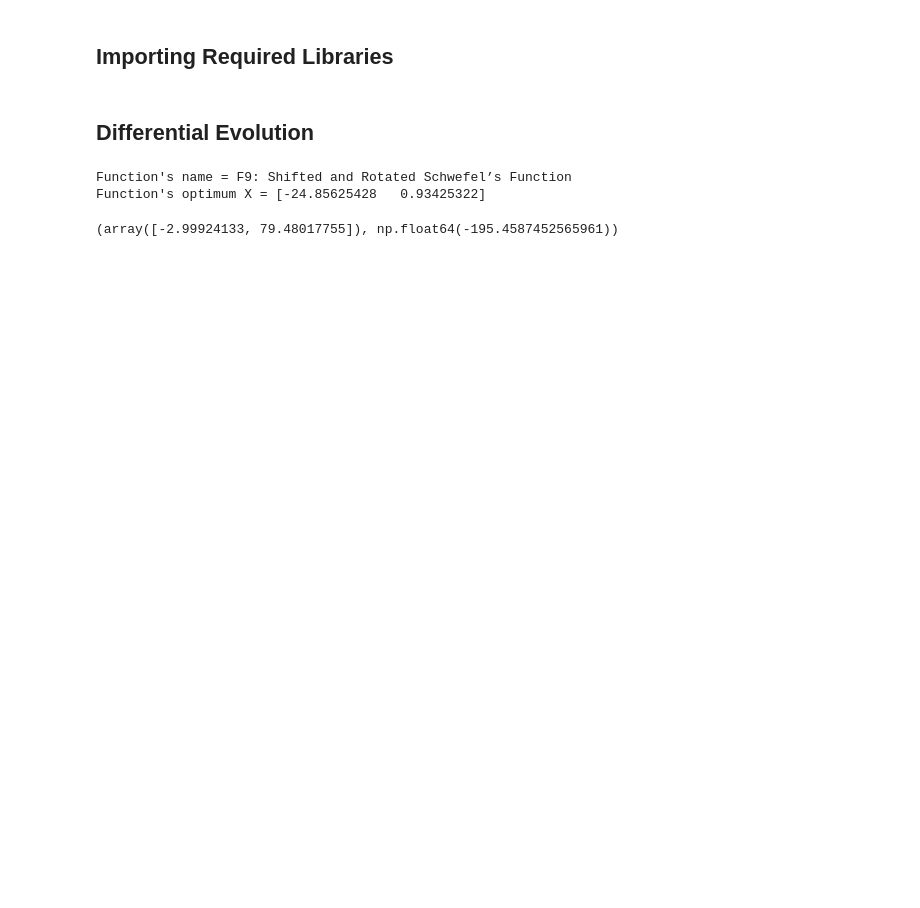
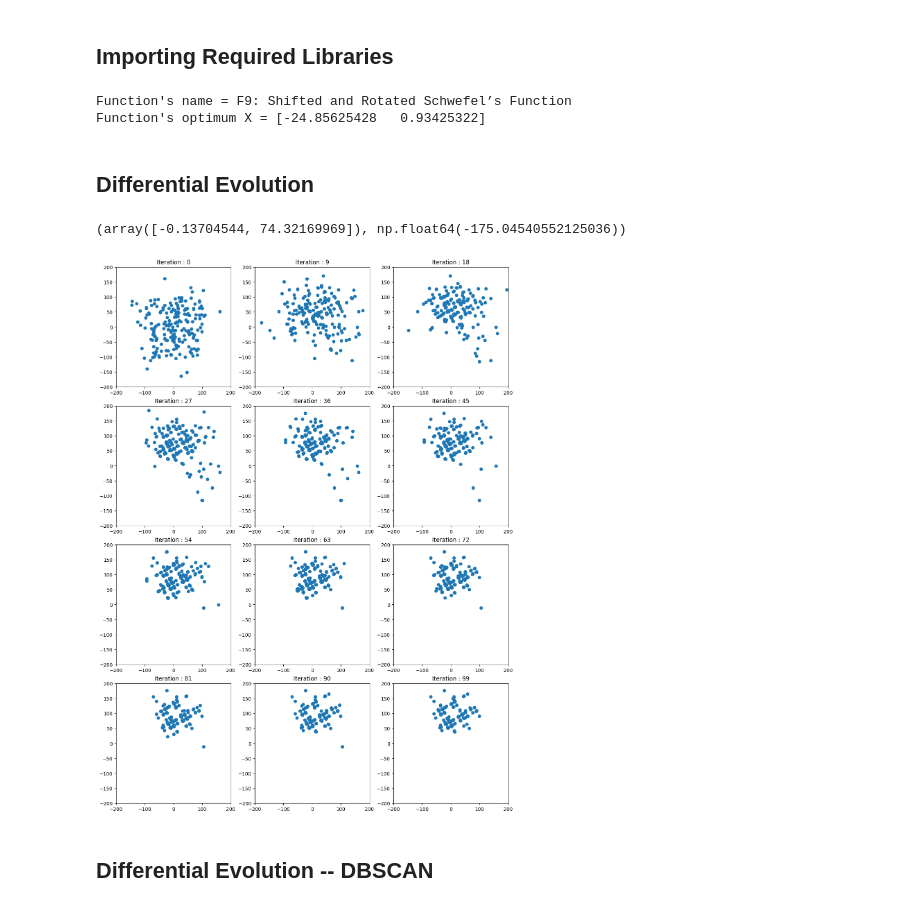
Before and after one commit to alexisuaguilaru/MetaPy, a Jupyter notebook: Testing/test_DifferentialEvolution2.ipynb, the cells around one changed output. Saved outputs shown, nothing was run; the diff lists cells and outputs as text; code cells hidden in the pictures; blank space fills up the shorter version.

```diff
--- a/Testing/test_DifferentialEvolution2.ipynb
+++ b/Testing/test_DifferentialEvolution2.ipynb
@@ -19,11 +21,11 @@ from PlottingFunctions import PlottingSnapshots , PlottingOptimalsFound , MultiP
 from AuxiliarFunctions import objectiveFunctionCEC , individual
 
 import opfunu
+# %%
+print(f"Function's name = {opfunu.cec_based.cec2017.F92017.name}\nFunction's optimum X = {opfunu.cec_based.cec2017.F92017(2).x_global}")
+# %% [output]
+Function's name = F9: Shifted and Rotated Schwefel’s Function
+Function's optimum X = [-24.85625428   0.93425322]
 # %% [markdown]
 ## Differential Evolution
-# %%
-print(f"Function's name = {opfunu.cec_based.cec2017.F92017.name}\nFunction's optimum X = {opfunu.cec_based.cec2017.F92017(2).x_global}")
-# %% [output]
-Function's name = F9: Shifted and Rotated Schwefel’s Function
-Function's optimum X = [-24.85625428   0.93425322]
 # %%
@@ -40,10 +42,18 @@ DiffEvol = DifferentialEvolution(objectiveFunction,initializeIndividual)
 #Calling Diff Evol to find optimal
 iterations = 100
 populationSize = 200
-scalingFactor = 0.2
-crossoverRate = 0.6
+scalingFactor = 0.5
+crossoverRate = 0.5
 
 optimalFound , snapshots = DiffEvol(iterations,populationSize,scalingFactor,crossoverRate)
 optimalFound , objectiveFunction(optimalFound)
 # %% [output]
-(array([-2.99924133, 79.48017755]), np.float64(-195.4587452565961))
+(array([-0.13704544, 74.32169969]), np.float64(-175.04540552125036))
+# %%
+SubPlot_kw = {'autoscale_on':False,'xbound':(-200,200),'ybound':(-200,200)}
+
+PlottingSnapshots(snapshots,9,SubPlot_kw)
+# %% [output]
+[figure, added]
+# %% [markdown]
+## Differential Evolution -- DBSCAN
```
Also changed, not shown: parts of 13 cells of this notebook.
